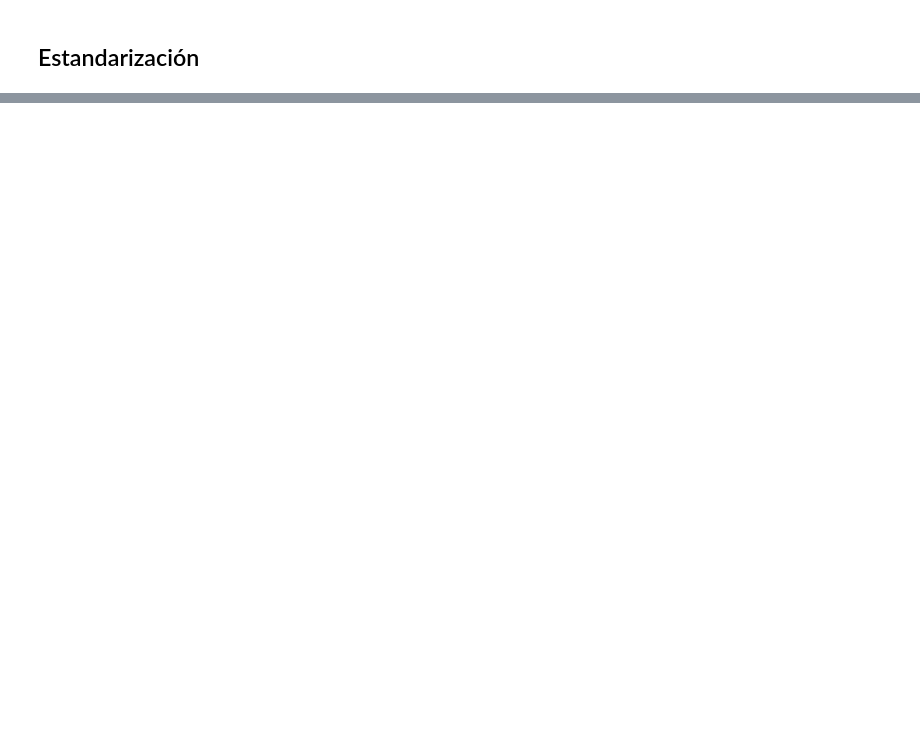
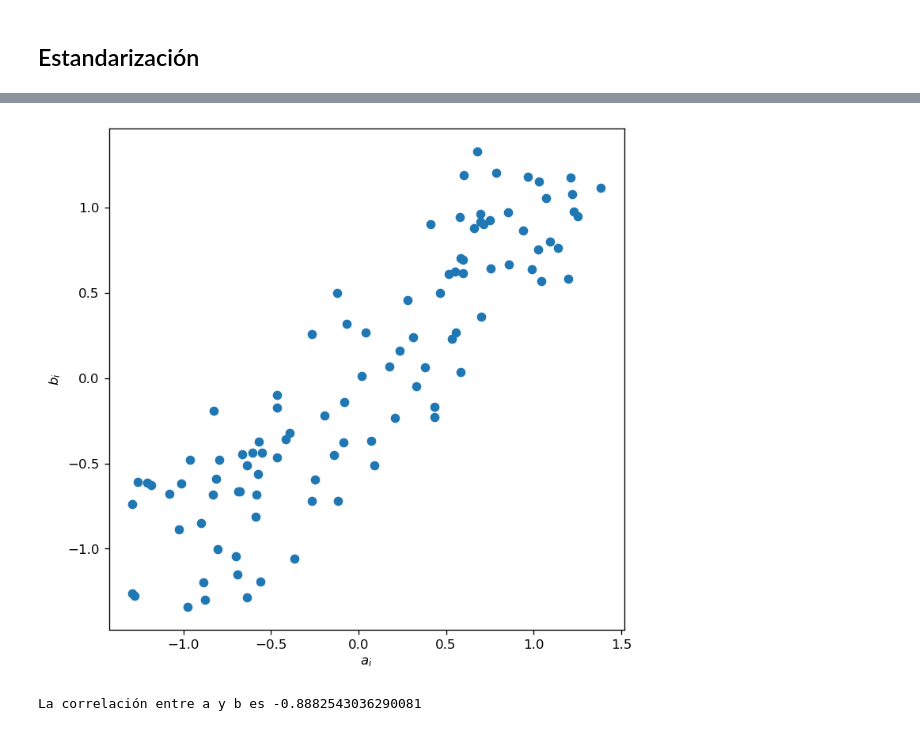
Before and after one commit to chris-mlvz/cursoAlgebraLinealVectores, a Jupyter notebook: desviacion_estandar_y_angulos.ipynb, the cells around one changed output, grey strips where cells are left out. Drawn from its saved outputs; the diff is of its cells as text; code cells hidden in the pictures; blank space fills up the shorter version.

Commit message:
angulos y correlación

```diff
--- a/desviacion_estandar_y_angulos.ipynb
+++ b/desviacion_estandar_y_angulos.ipynb
@@ -141,0 +152,3 @@ plt.show()
+# %%
+a = np.sin(np.linspace(0,6,100)) + np.random.uniform(-0.4,0.4,100)
+b = np.sin(np.linspace(0,6,100)) + np.random.uniform(-0.4,0.4,100)
@@ -141,0 +176,8 @@ plt.show()
+# %%
+fig, ax = plt.subplots(1,1,figsize=(7,7),dpi=120)
+ax.scatter(a,b)
+ax.set_xlabel(r'$a_{i}$')
+ax.set_ylabel(r'$b_{i}$')
+plt.show()
+# %% [output]
+[figure, added]
@@ -141,0 +187,4 @@ plt.show()
+# %%
+print('La correlación entre a y b es',correlacion(a,b))
+# %% [output]
+La correlación entre a y b es -0.8882543036290081
```
Also changed, not shown: parts of 17 cells of this notebook.
